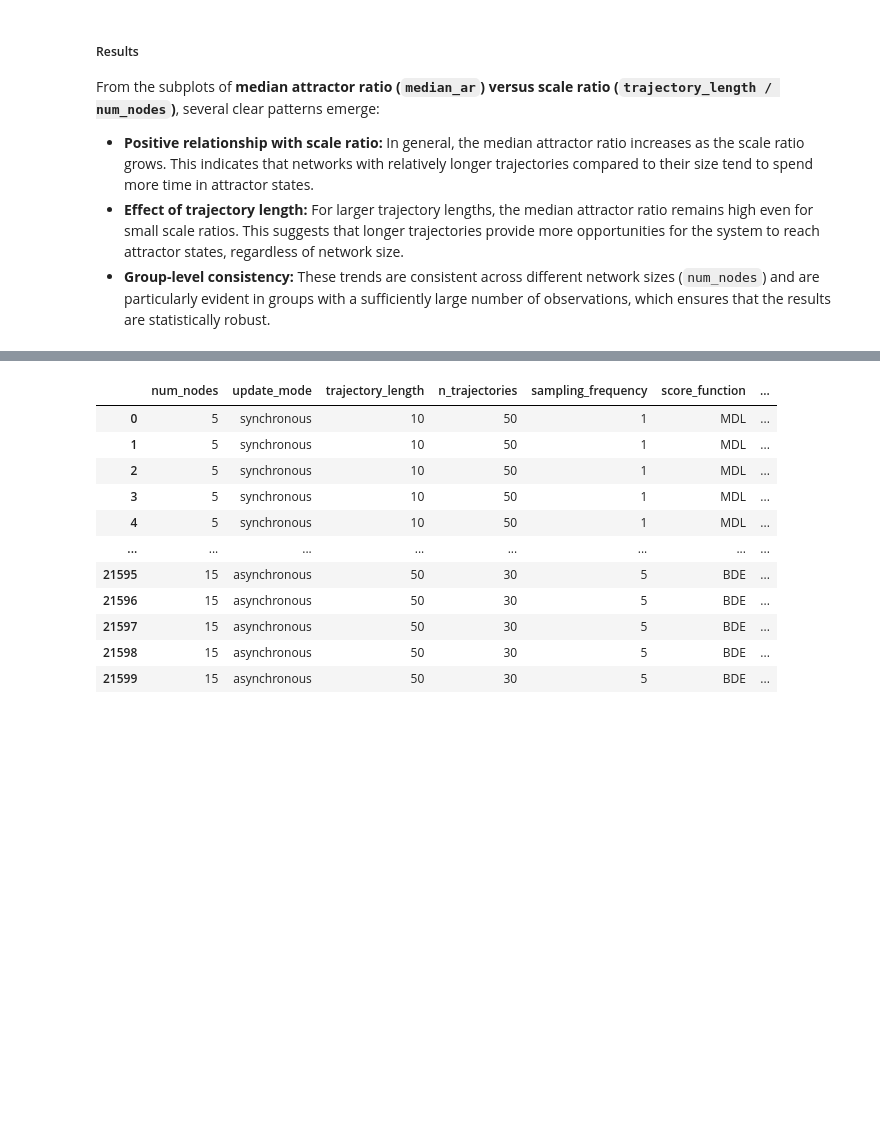
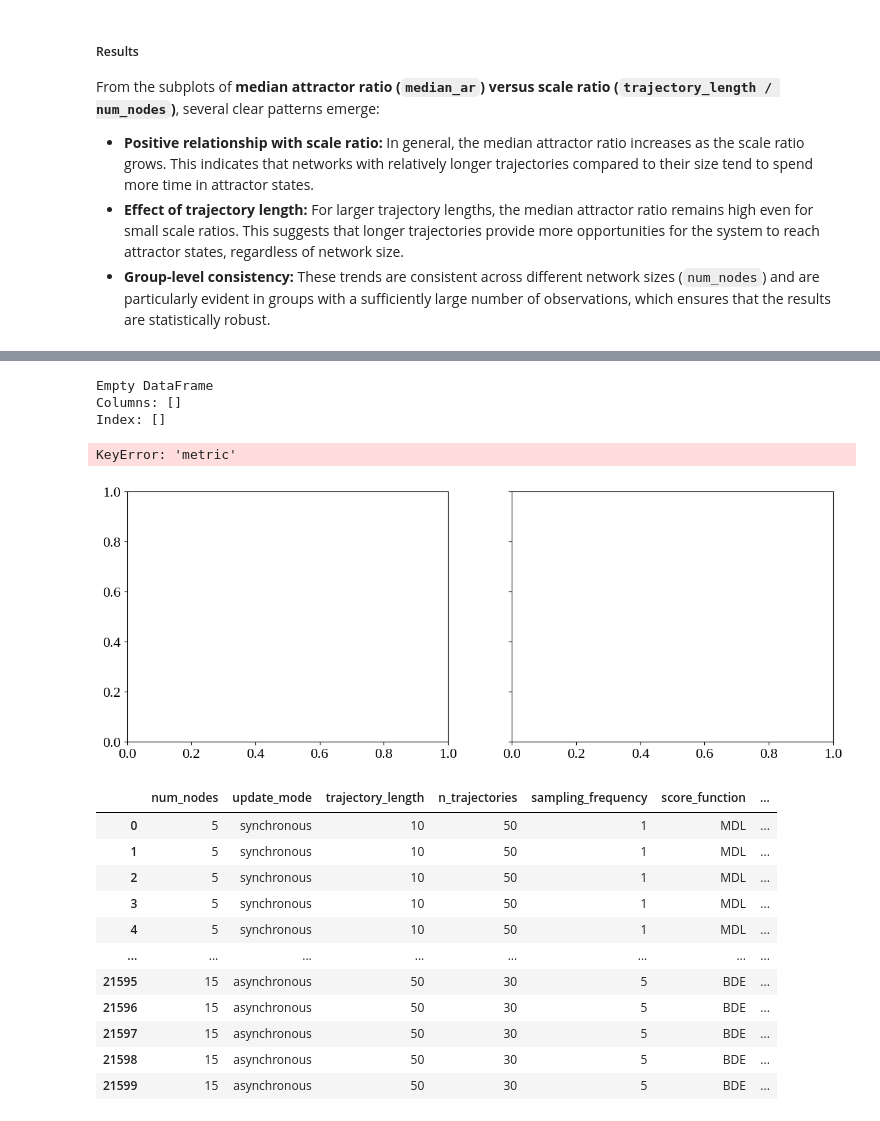
Before and after one commit to maxi7524/SAD2_final_project, a Jupyter notebook: notebooks/report_copy.ipynb, the cells around one changed output, grey strips where cells are left out. Cells and saved outputs as stored; diff of their text form; code cells hidden in the pictures; blank space fills up the shorter version.

```diff
--- a/notebooks/report_copy.ipynb
+++ b/notebooks/report_copy.ipynb
@@ -409,3 +505,57 @@ From the subplots of **median attractor ratio (`median_ar`) versus scale ratio (
+# %%
+
+df_wilcoxon_s = compute_wilcoxon_table(
+    dfs,
+    metrics=["AHD", "SHD"],
+    transitions=transitions_s,
+    sf_col='k_value'
+)
+
+# df_wilcoxon_a = compute_wilcoxon_table(
+#     dfa,
+#     metrics=["AHD", "SID"],
+#     transitions=[(24, 25), (25, 26)],
+#     sf_col='k_value'
+# )
+print(df_wilcoxon_s)
+# %% [output]
+Empty DataFrame
+Columns: []
+Index: []
+# %%
+import matplotlib.pyplot as plt
+fig, axes = plt.subplots(1, 2, figsize=(14, 5), sharey=True)
+
+plot_wilcoxon_heatmap(
+    df_wilcoxon_a,
+    metric="AHD",
+    update_mode="asynchronous",
+    transitions_order=["20→40", "40→60", "60→80", "80→100"],
+    ax=axes[0],
+    cbar=False
+)
+
+plot_wilcoxon_heatmap(
+    df_wilcoxon_a,
+    metric="SID",
+    update_mode="asynchronous",
+    transitions_order=["20→40", "40→60", "60→80", "80→100"],
+    ax=axes[1],
+    cbar=True
+)
+
+fig.suptitle(
+    "Paired Wilcoxon test: effect of increasing number of trajectories\n"
+    "Asynchronous update",
+    fontsize=18,
+    y=1.05
+)
+
+plt.tight_layout()
+plt.show()
+# %% [output]
+KeyError: 'metric'
+[figure, added]
 # %%
 # Global parameters
 NUM_NODES = [i for i in range(5, 17, 2)] # od 5 do 15 (włącznie) wierzchołków, co dwie krawędzie
```
Also changed, not shown: parts of 2 cells of this notebook, 1 other file.
